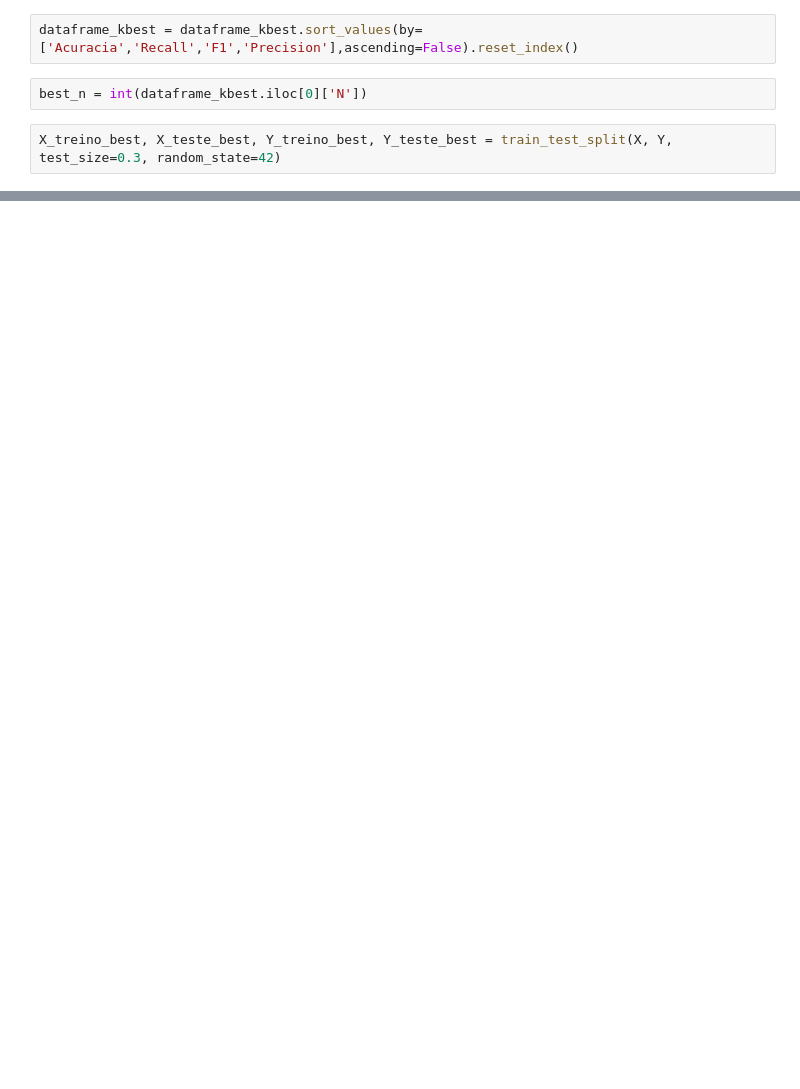
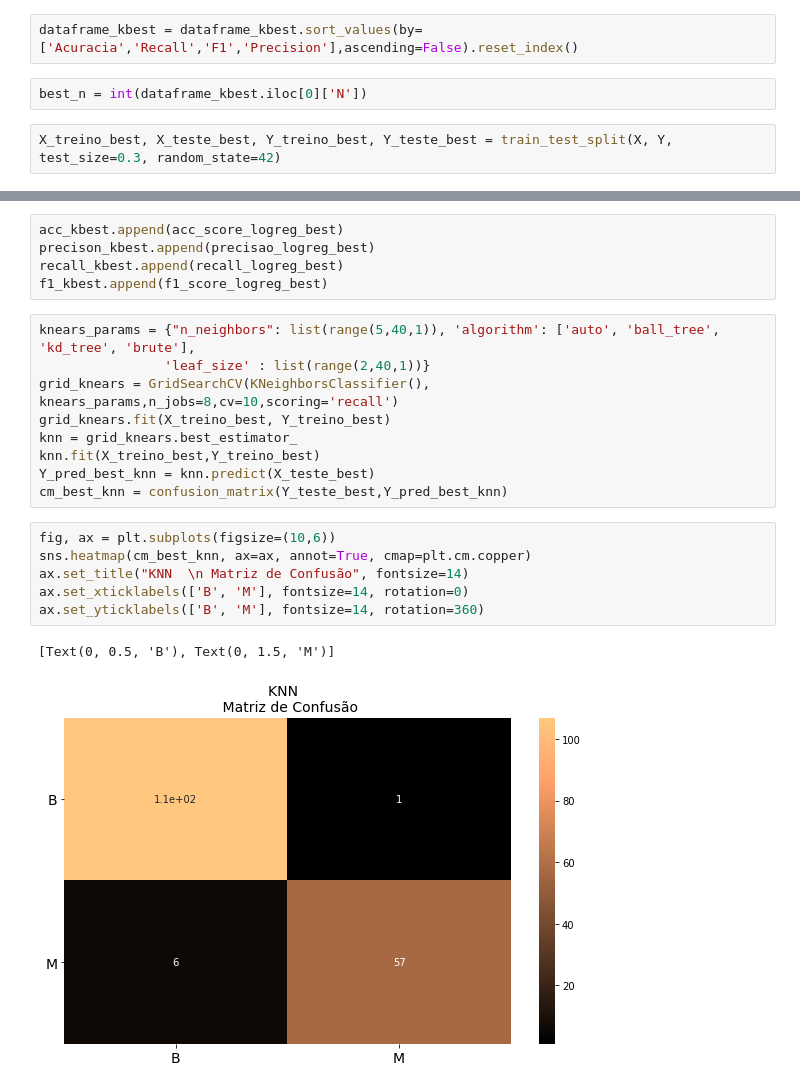
Before and after one commit to danmorales/Kaggle, a Jupyter notebook: Cancer_Wisconsin/Cancer_Winsconsin_Danilo_Kaggle.ipynb, the cells around one changed output, grey strips where cells are left out. Drawn from its saved outputs; the diff is of its cells as text; blank space fills up the shorter version.

```diff
--- a/Cancer_Wisconsin/Cancer_Winsconsin_Danilo_Kaggle.ipynb
+++ b/Cancer_Wisconsin/Cancer_Winsconsin_Danilo_Kaggle.ipynb
@@ -530,0 +687,23 @@ Y_pred_best
+# %%
+acc_kbest.append(acc_score_logreg_best)
+precison_kbest.append(precisao_logreg_best)
+recall_kbest.append(recall_logreg_best)
+f1_kbest.append(f1_score_logreg_best)
+# %%
+knears_params = {"n_neighbors": list(range(5,40,1)), 'algorithm': ['auto', 'ball_tree', 'kd_tree', 'brute'],
+                'leaf_size' : list(range(2,40,1))}
+grid_knears = GridSearchCV(KNeighborsClassifier(), knears_params,n_jobs=8,cv=10,scoring='recall')
+grid_knears.fit(X_treino_best, Y_treino_best)
+knn = grid_knears.best_estimator_
+knn.fit(X_treino_best,Y_treino_best)
+Y_pred_best_knn = knn.predict(X_teste_best)
+cm_best_knn = confusion_matrix(Y_teste_best,Y_pred_best_knn)
+# %%
+fig, ax = plt.subplots(figsize=(10,6))
+sns.heatmap(cm_best_knn, ax=ax, annot=True, cmap=plt.cm.copper)
+ax.set_title("KNN  \n Matriz de Confusão", fontsize=14)
+ax.set_xticklabels(['B', 'M'], fontsize=14, rotation=0)
+ax.set_yticklabels(['B', 'M'], fontsize=14, rotation=360)
+# %% [output]
+[Text(0, 0.5, 'B'), Text(0, 1.5, 'M')]
+[figure, added]
```
Also changed, not shown: parts of 35 cells of this notebook, 1 other file.
